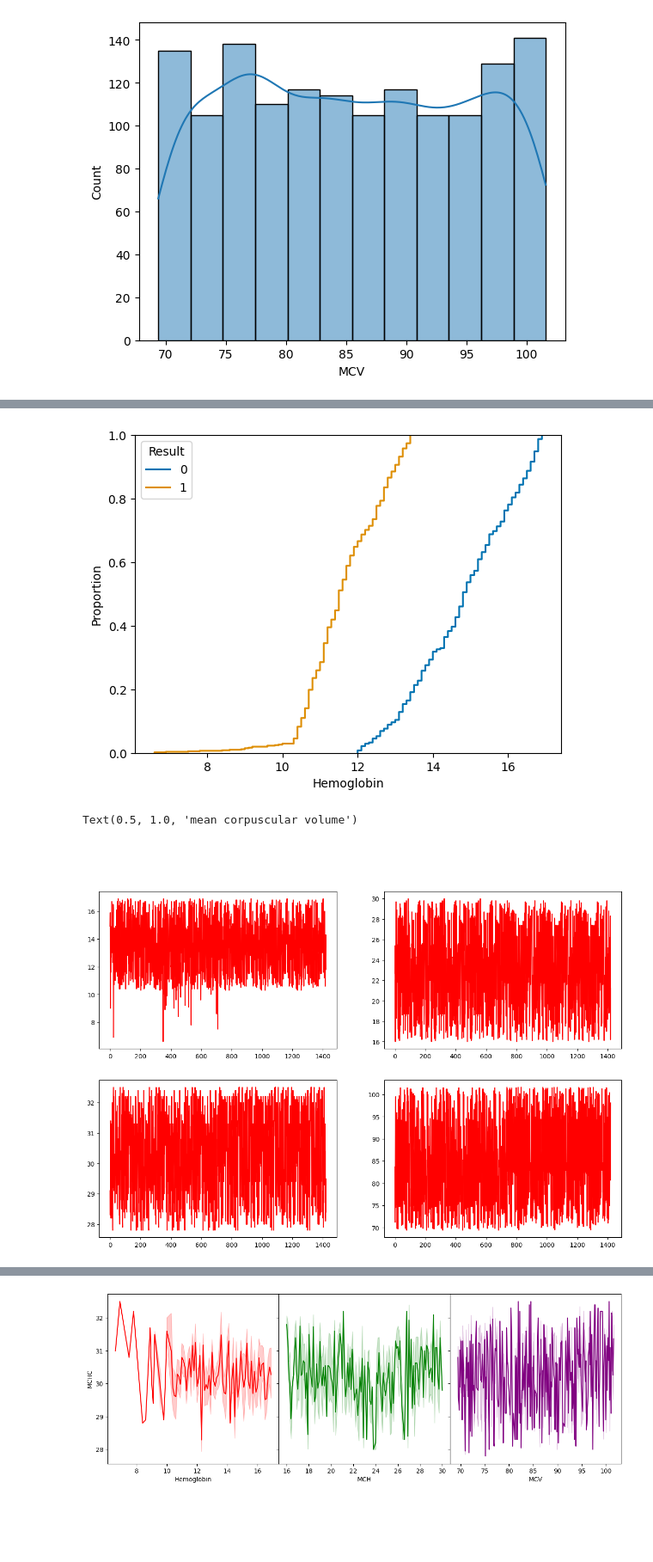
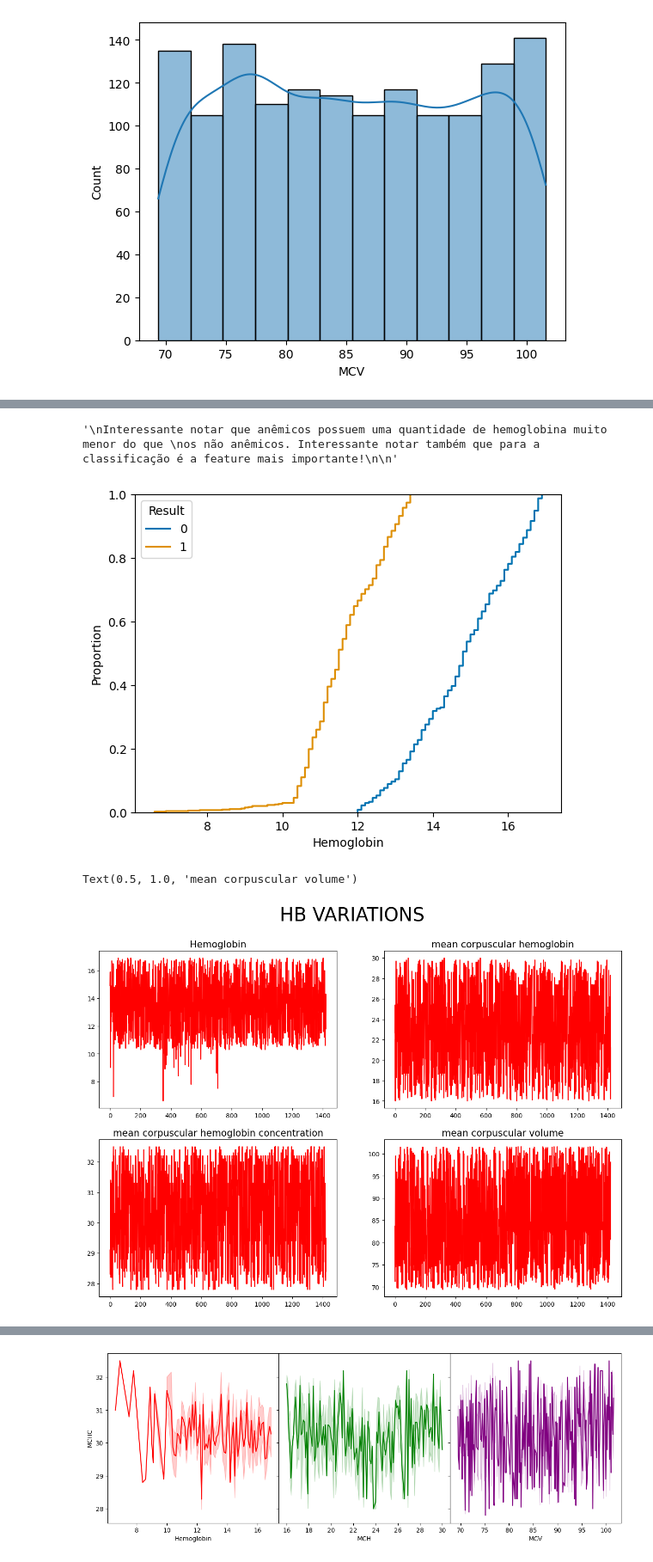
Before and after one commit to cantaruttim/Anemia, a Jupyter notebook: Anemia.ipynb, the cells around one changed output, grey strips where cells are left out. Shown at 86% size. Saved outputs shown, nothing was run; the diff lists cells and outputs as text; code cells hidden in the pictures; blank space fills up the shorter version.

```diff
--- a/Anemia.ipynb
+++ b/Anemia.ipynb
@@ -129,27 +136,34 @@ sns.histplot(dataset['MCV'], kde=True);
 # resultado que mais se difereciou entre os positivos e os negativos
 sns.ecdfplot(data=dataset, x="Hemoglobin", hue='Result',
             palette="colorblind");
+
+"""
+Interessante notar que anêmicos possuem uma quantidade de hemoglobina muito menor do que
+os não anêmicos. Interessante notar também que para a classificação é a feature mais importante!
+
+"""
 # %% [output]
+'\nInteressante notar que anêmicos possuem uma quantidade de hemoglobina muito menor do que \nos não anêmicos. Interessante notar também que para a classificação é a feature mais importante!\n\n'
 [figure]
 # %%
 fig, ax = plt.subplots(ncols = 2, nrows=2, figsize=(15,10));
-fig.suptitle("HB VARIATIONS", size=30, color='white')
+fig.suptitle("HB VARIATIONS", size=30, color='black')
 
 ax[0, 0].plot(dataset['Hemoglobin'], color="red")
-ax[0, 0].set_title("Hemoglobin", color='white', fontsize=15)
+ax[0, 0].set_title("Hemoglobin", color='black', fontsize=15)
 
 ax[0, 1].plot(dataset['MCH'], color="red")
-ax[0, 1].set_title("mean corpuscular hemoglobin", color='white', fontsize=15)
+ax[0, 1].set_title("mean corpuscular hemoglobin", color='black', fontsize=15)
 
 ax[1, 0].plot(dataset['MCHC'], color="red")
-ax[1, 0].set_title("mean corpuscular hemoglobin concentration", color='white', fontsize=15)
+ax[1, 0].set_title("mean corpuscular hemoglobin concentration", color='black', fontsize=15)
 
 
 ax[1, 1].plot(dataset['MCV'], color="red")
-ax[1, 1].set_title("mean corpuscular volume", color='white', fontsize=15)
+ax[1, 1].set_title("mean corpuscular volume", color='black', fontsize=15)
 # %% [output]
 Text(0.5, 1.0, 'mean corpuscular volume')
-[figure, old version]
+[figure, new version]
 # %%
 g = sns.PairGrid(dataset)
 g.map_diag(sns.histplot, kde=True, color='Green')
```
Also changed, not shown: parts of 17 cells of this notebook.
